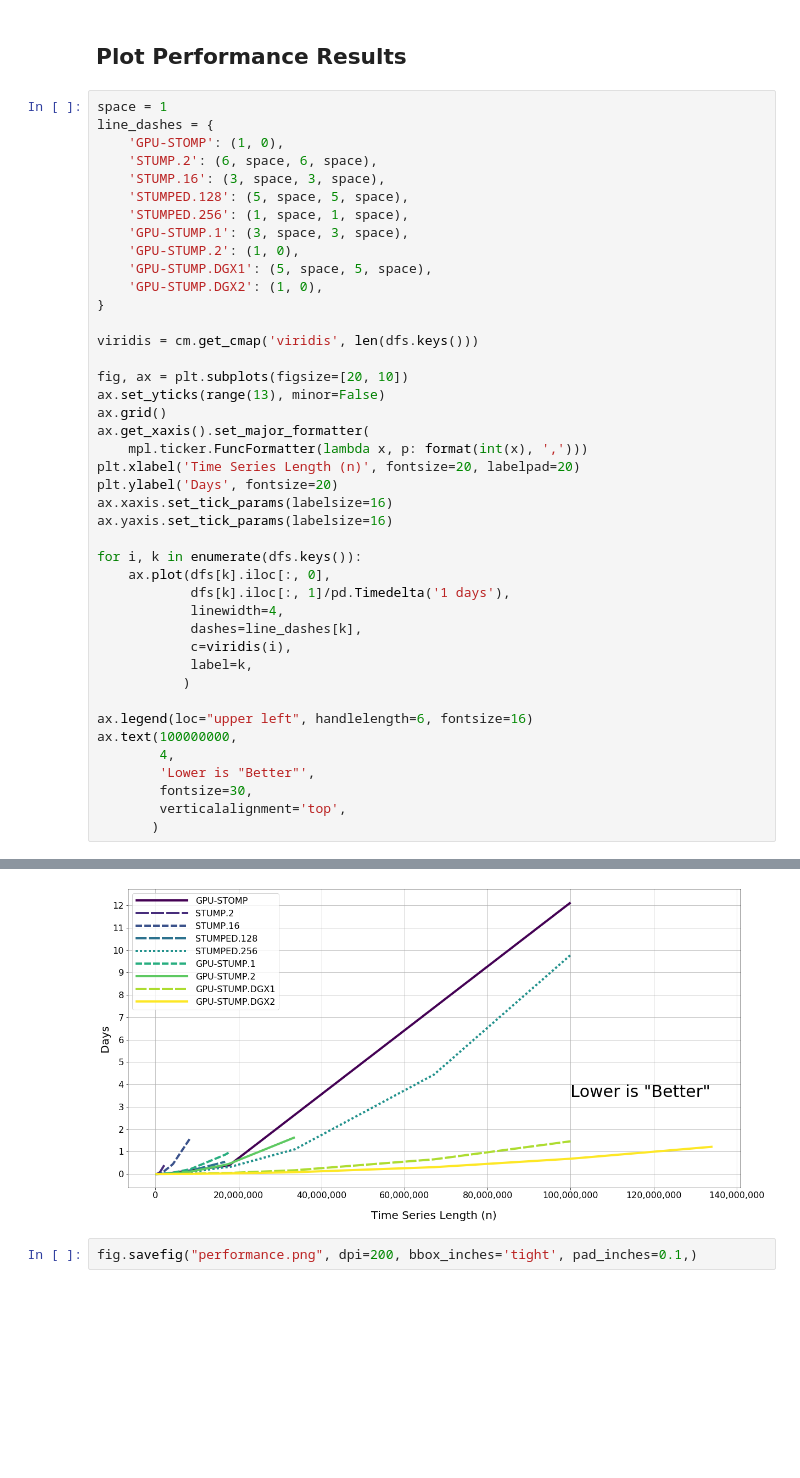
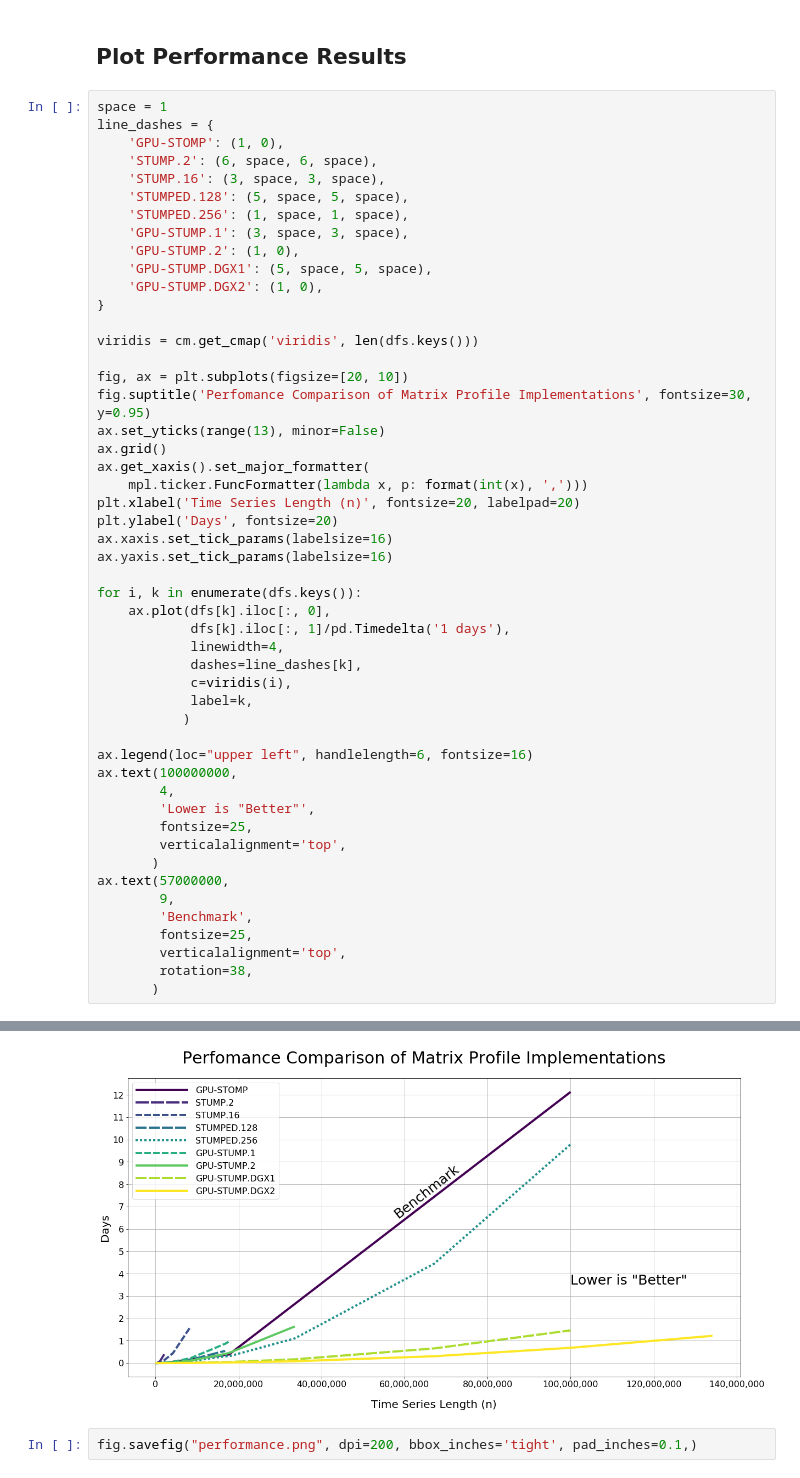
Before and after one commit to TDAmeritrade/stumpy, a Jupyter notebook: docs/images/Performance.ipynb, the cells around one changed output, grey strips where cells are left out. Saved outputs shown, nothing was run; the diff lists cells and outputs as text; blank space fills up the shorter version.

Commit message:
Added "Benchmark" to all performance materials

```diff
--- a/docs/images/Performance.ipynb
+++ b/docs/images/Performance.ipynb
@@ -80,6 +80,7 @@ line_dashes = {
 viridis = cm.get_cmap('viridis', len(dfs.keys()))
 
 fig, ax = plt.subplots(figsize=[20, 10])
+fig.suptitle('Perfomance Comparison of Matrix Profile Implementations', fontsize=30, y=0.95)
 ax.set_yticks(range(13), minor=False)
 ax.grid()
 ax.get_xaxis().set_major_formatter(
@@ -102,7 +103,14 @@ ax.legend(loc="upper left", handlelength=6, fontsize=16)
 ax.text(100000000,
         4,
         'Lower is "Better"',
-        fontsize=30,
+        fontsize=25,
         verticalalignment='top',
        )
+ax.text(57000000,
+        9,
+        'Benchmark',
+        fontsize=25,
+        verticalalignment='top',
+        rotation=38,
+       )
 # %% [output]
@@ -110,3 +118,3 @@ Text(100000000, 4, 'Lower is "Better"')
-[figure, old version]
+[figure, new version]
 # %%
 fig.savefig("performance.png", dpi=200, bbox_inches='tight', pad_inches=0.1,)
```
Also changed, not shown: parts of 1 cell of this notebook, 2 other files.
